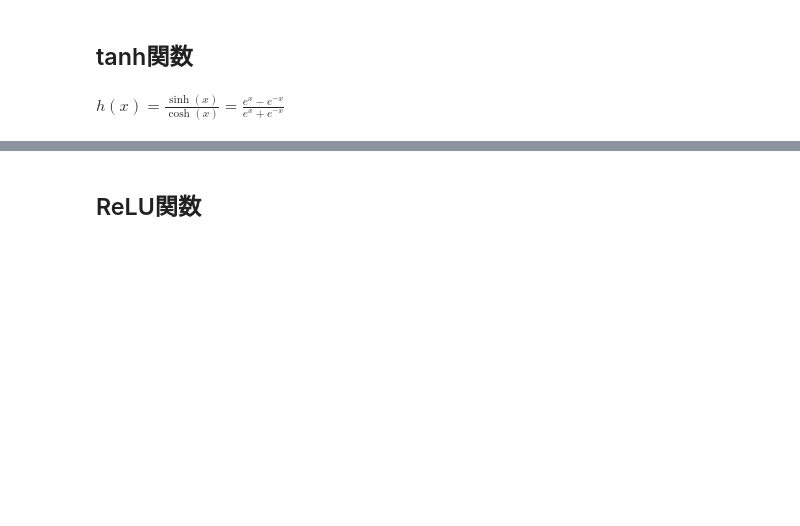
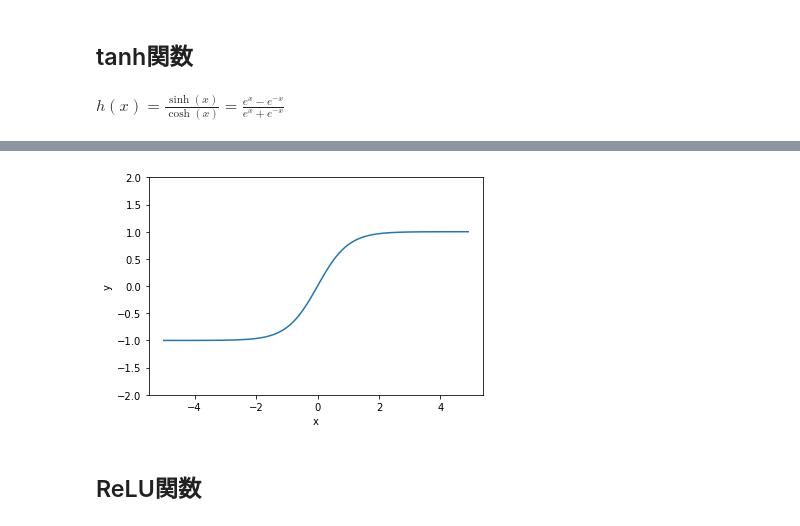
Before and after one commit to dychi/skillup-ai, a Jupyter notebook: DL_Course/Day1/2_notebook/1_2_activation_function_trainee.ipynb, the cells around one changed output, grey strips where cells are left out. Cells and saved outputs as stored; diff of their text form; code cells hidden in the pictures; blank space fills up the shorter version.

```diff
--- a/DL_Course/Day1/2_notebook/1_2_activation_function_trainee.ipynb
+++ b/DL_Course/Day1/2_notebook/1_2_activation_function_trainee.ipynb
@@ -68,14 +80,16 @@ np.sinh(1),np.cosh(1),np.tanh(1)
 # %%
 def tanh(x):
-    return
+    return np.tanh(x)
 
 x = np.arange(-5,5,0.1)
 y = tanh(x)
 plt.plot(x,y)
 plt.xlabel("x")
 plt.ylabel("y")
 plt.ylim([-2,2])
 plt.show()
+# %% [output]
+[figure, added]
 # %% [markdown]
 ## ReLU関数
 # %% [markdown]
```
Also changed, not shown: parts of 10 cells of this notebook, 7 other files.
